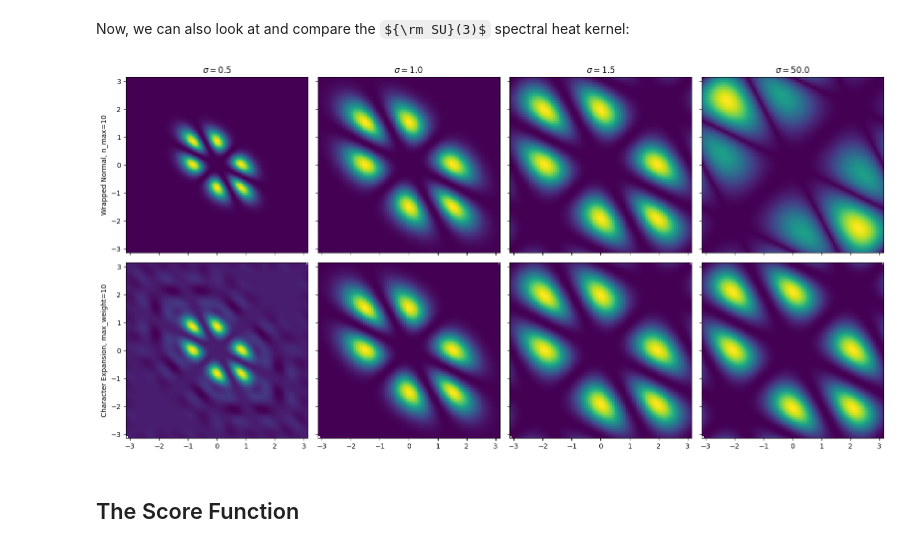
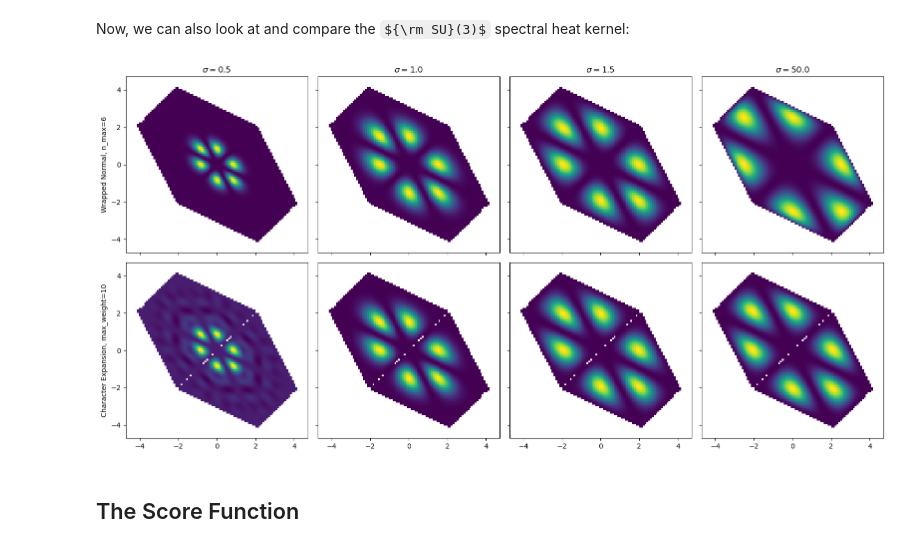
Before and after one commit to ovega14/sun_diffusion, a Jupyter notebook: notebooks/plot_sun_hk_score.ipynb, the cells around one changed output. Drawn from its saved outputs; the diff is of its cells as text; code cells hidden in the pictures; some formulas as TeX source.

Commit message:
added mask to SU(3) heat kernel depictions

```diff
--- a/notebooks/plot_sun_hk_score.ipynb
+++ b/notebooks/plot_sun_hk_score.ipynb
@@ -69,44 +70,48 @@ def plot_su3_hk():
     sigmas = [0.5, 1.0, 1.5, 50.0]
     grid_points = 100
 
-    theta1 = torch.linspace(-np.pi, np.pi, grid_points)
-    theta2 = torch.linspace(-np.pi, np.pi, grid_points)
+    theta1 = torch.linspace(-1.5*np.pi, 1.5*np.pi, grid_points)
+    theta2 = torch.linspace(-1.5*np.pi, 1.5*np.pi, grid_points)
     Theta1, Theta2 = torch.meshgrid(theta1, theta2, indexing='ij')
 
     Theta1_flat = Theta1.flatten()
     Theta2_flat = Theta2.flatten()
     Theta3_flat = -Theta1_flat - Theta2_flat
     thetas = torch.stack([Theta1_flat, Theta2_flat, Theta3_flat], dim=-1)
 
     fig, axes = plt.subplots(2, len(sigmas), sharex=True, sharey=True, figsize=(4*len(sigmas), 8))
 
     # Wrapped normal
-    n_max = 10
+    n_max = 6
     for sigma, ax in zip(sigmas, axes[0, :]):
         width = sigma * torch.ones_like(Theta1_flat)
+        mask = (thetas-canonicalize_sun(thetas)).abs().sum(-1) < 1e-8
         K_flat = sun_hk(thetas[:, :-1], width=width, n_max=n_max)
+        K_flat = torch.where(mask, K_flat, torch.tensor(float('nan')))
         K = K_flat.reshape(grid_points, grid_points)
-        im = ax.imshow(K, extent=[-np.pi, np.pi, -np.pi, np.pi],
+        im = ax.imshow(K, extent=[-1.5*np.pi, 1.5*np.pi, -1.5*np.pi, 1.5*np.pi],
                        origin='lower', cmap='viridis', aspect='auto')
         ax.set_title(rf'$\sigma = {sigma}$')
 
     # Character expansion
     max_weight = 10
     for sigma, ax in zip(sigmas, axes[1, :]):
         width = sigma * torch.ones_like(Theta1_flat)
+        mask = (thetas-canonicalize_sun(thetas)).abs().sum(-1) < 1e-8
         K_flat = sun_dual_hk(thetas[:, :-1], width=width, max_weight=max_weight)
+        K_flat = torch.where(mask, K_flat, torch.tensor(float('nan')))
         K = K_flat.reshape(grid_points, grid_points)
-        im = ax.imshow(K, extent=[-np.pi, np.pi, -np.pi, np.pi],
+        im = ax.imshow(K, extent=[-1.5*np.pi, 1.5*np.pi, -1.5*np.pi, 1.5*np.pi],
                         origin='lower', cmap='viridis', aspect='auto')
 
     axes[0, 0].set_ylabel(f'Wrapped Normal, n_max={n_max}')
     axes[1, 0].set_ylabel(f'Character Expansion, max_weight={max_weight}')
     fig.tight_layout()
     fig.show()
 
 plot_su3_hk()
 # %% [output]
-[figure, old version]
+[figure, new version]
 # %% [markdown]
 ## The Score Function
 # %% [markdown]
```
Also changed, not shown: parts of 1 cell of this notebook.
